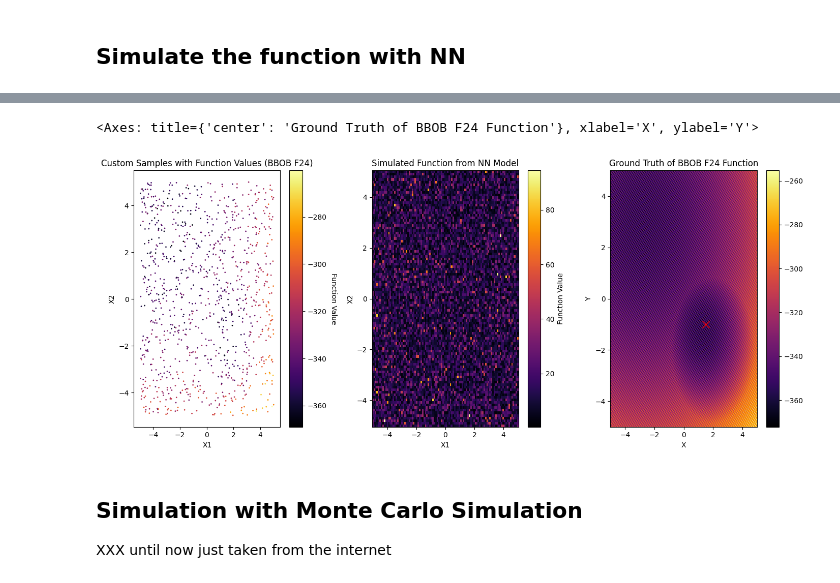
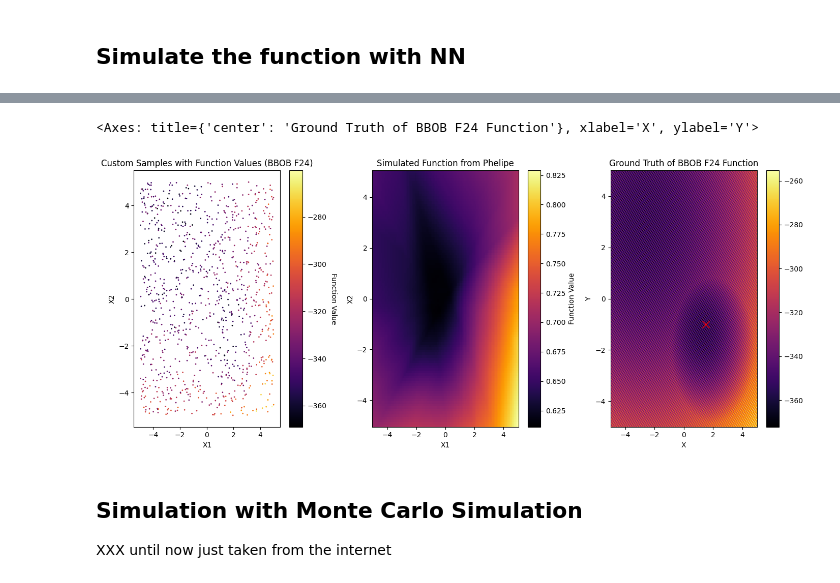
Before and after one commit to mo374z/OptimizationTestfunctionGeneration, a Jupyter notebook: main/function_simulation.ipynb, the cells around one changed output, grey strips where cells are left out. Saved outputs shown, nothing was run; the diff lists cells and outputs as text; code cells hidden in the pictures.

```diff
--- a/main/function_simulation.ipynb
+++ b/main/function_simulation.ipynb
@@ -73,8 +83,10 @@ sample_f24 = gt_sampling.get_sample(problem_f24, n_samples=samples, n_dim=2, see
 ## Simulate the function with NN
 # %%
 # simulate the function with the aboth samples and results|
-X_input = sample_f01[0]
-y_input = sample_f01[1].float()
+X_input, _, real_d_1, real_d_2 = sample_f24
+y_input = sample_f24[1].float()
 
 # transform numpy arrays to torch tensors
 X_input = torch.tensor(X_input, dtype=torch.float32, requires_grad=True)
+real_d_1 = torch.tensor(real_d_1, dtype=torch.float32, requires_grad=True)
+real_d_2 = torch.tensor(real_d_2, dtype=torch.float32, requires_grad=True)
@@ -151,0 +161,33 @@ Epoch [1000/1000], Loss: 6813805568.0000
+# %%
+input_dim = 2
+hidden_dim = 16
+hidden_layers = 4
+output_dim = 1
+learning_rate = 0.001
+num_epochs = 1000
+bs = 256
+
+y_weight = 1.0
+first_derivative_weight = 0.5
+second_derivative_weight = 0.2
+
+m = CustomNetwork(input_dim, hidden_dim, hidden_layers)
+optimizer = optim.SGD(m.parameters(), lr=learning_rate)
+criterion =  CustomLoss(y_weight, first_derivative_weight, second_derivative_weight)#KnollHaZeHei(2, torch.nn.MSELoss())
+
+# Training loop
+for epoch in range(num_epochs):
+    x = X_input.clone().detach().requires_grad_(True)
+    x = x[torch.randperm(samples)][:bs]
+    optimizer.zero_grad()
+    trues = (bobby.create_f24(input_dim)(x)+300)/250 #bobby.create_f01
+    preds, pred_d_1, pred_d_2 = m(x)
+    Karloss = criterion(preds, pred_d_1, pred_d_2, truesm, real_d_1, real_d_2) # XXX add real derivatives for loss
+    # Backward and optimize
+    optimizer.zero_grad()
+    Karloss.backward()
+    optimizer.step()
+    # if Karloss < 1 and epoch > 100:
+    #     break
+    if (epoch + 1) % 10 == 0:
+        print(f'Epoch [{epoch+1}/{num_epochs}], Loss: {Karloss.item():.4f}')
@@ -166,8 +211,9 @@ plot_simulated_meshgrid(X, Y, mesh_results, model='NN')
 # %%
-plot_collage(sample_f24[0].detach().numpy(), sample_f24[1].detach().numpy(), problem_f24, "BBOB F24", X, Y, mesh_results)
+plot_collage(sample_f24[0].detach().numpy(), sample_f24[1].detach().numpy(), problem_f24, "BBOB F24", "Phelipe", X, Y, mesh_results)
+#samples, results, problem, problem_name, model_name, X, Y, mesh_results
 # %% [output]
 <Axes: title={'center': 'Ground Truth of BBOB F24 Function'}, xlabel='X', ylabel='Y'>
-[figure, old version]
+[figure, new version]
 # %% [markdown]
 ## Simulation with Monte Carlo Simulation
 
```
Also changed, not shown: parts of 10 cells of this notebook, 2 other files.
